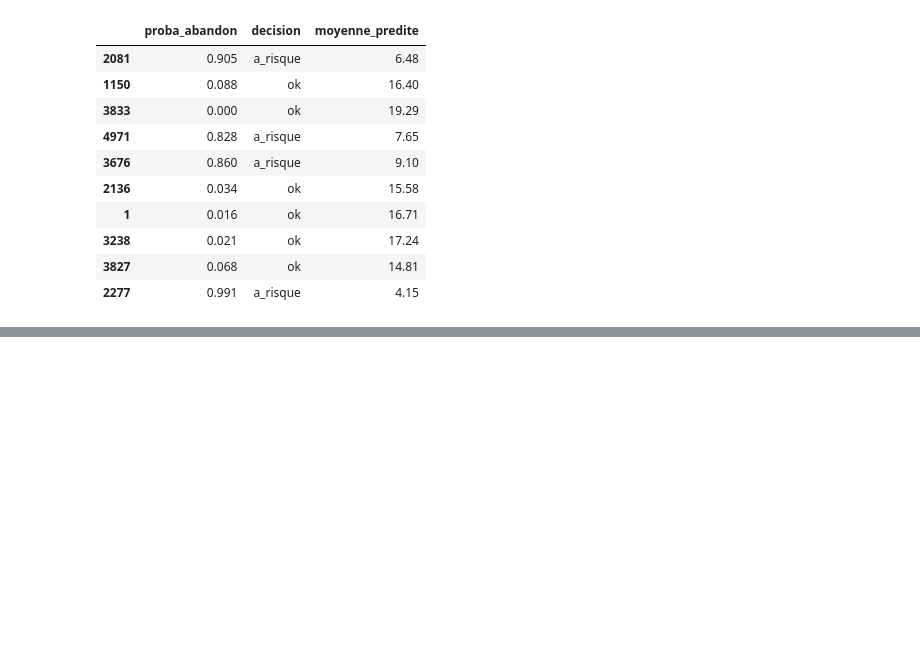
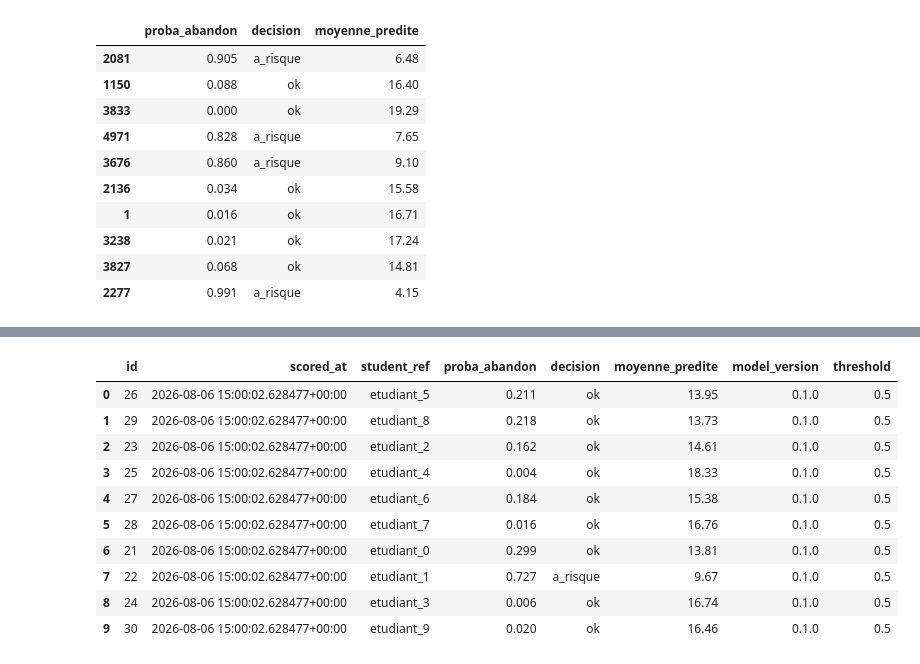
Before and after one commit to marc-proxiel/ProjetDecrochage, a Jupyter notebook: EtudeDecrochageMVA.ipynb, the cells around one changed output, grey strips where cells are left out. Cells and saved outputs as stored; diff of their text form; code cells hidden in the pictures; blank space fills up the shorter version.

```diff
--- a/EtudeDecrochageMVA.ipynb
+++ b/EtudeDecrochageMVA.ipynb
@@ -1736,0 +1792,18 @@ Test reel effectue : apres 5 appels a `/predict-tabular` avec le meme profil (`p
+# %%
+from decrochage.storage import get_engine, lire_derniers_scores
+from decrochage.config import settings
+
+engine = get_engine(settings.db_url)
+lire_derniers_scores(engine, n=10)
+# %% [output]
+|  | id | scored_at | student_ref | proba_abandon | decision | moyenne_predite | model_version | threshold |
+| 0 | 26 | 2026-08-06 15:00:02.628477+00:00 | etudiant_5 | 0.211 | ok | 13.95 | 0.1.0 | 0.5 |
+| 1 | 29 | 2026-08-06 15:00:02.628477+00:00 | etudiant_8 | 0.218 | ok | 13.73 | 0.1.0 | 0.5 |
+| 2 | 23 | 2026-08-06 15:00:02.628477+00:00 | etudiant_2 | 0.162 | ok | 14.61 | 0.1.0 | 0.5 |
+| 3 | 25 | 2026-08-06 15:00:02.628477+00:00 | etudiant_4 | 0.004 | ok | 18.33 | 0.1.0 | 0.5 |
+| 4 | 27 | 2026-08-06 15:00:02.628477+00:00 | etudiant_6 | 0.184 | ok | 15.38 | 0.1.0 | 0.5 |
+| 5 | 28 | 2026-08-06 15:00:02.628477+00:00 | etudiant_7 | 0.016 | ok | 16.76 | 0.1.0 | 0.5 |
+| 6 | 21 | 2026-08-06 15:00:02.628477+00:00 | etudiant_0 | 0.299 | ok | 13.81 | 0.1.0 | 0.5 |
+| 7 | 22 | 2026-08-06 15:00:02.628477+00:00 | etudiant_1 | 0.727 | a_risque | 9.67 | 0.1.0 | 0.5 |
+| 8 | 24 | 2026-08-06 15:00:02.628477+00:00 | etudiant_3 | 0.006 | ok | 16.74 | 0.1.0 | 0.5 |
+| 9 | 30 | 2026-08-06 15:00:02.628477+00:00 | etudiant_9 | 0.020 | ok | 16.46 | 0.1.0 | 0.5 |
```
Also changed, not shown: parts of 127 cells of this notebook, 8 other files.
